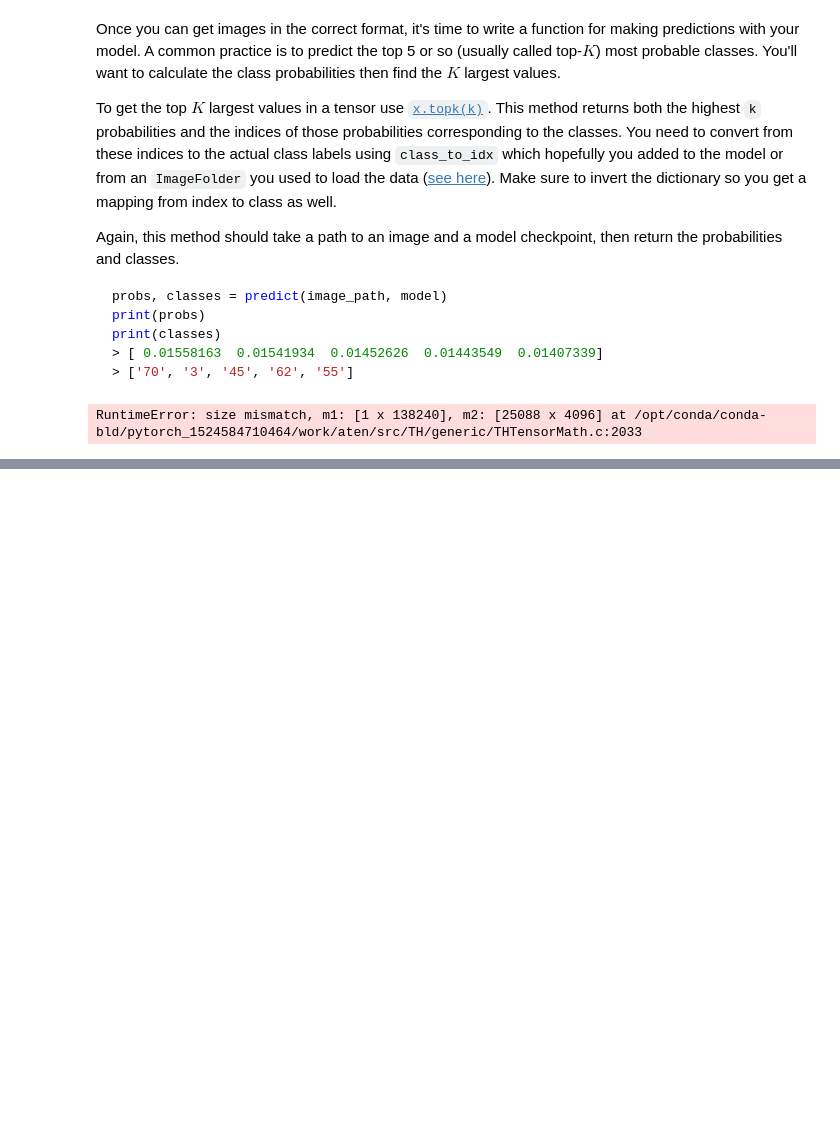
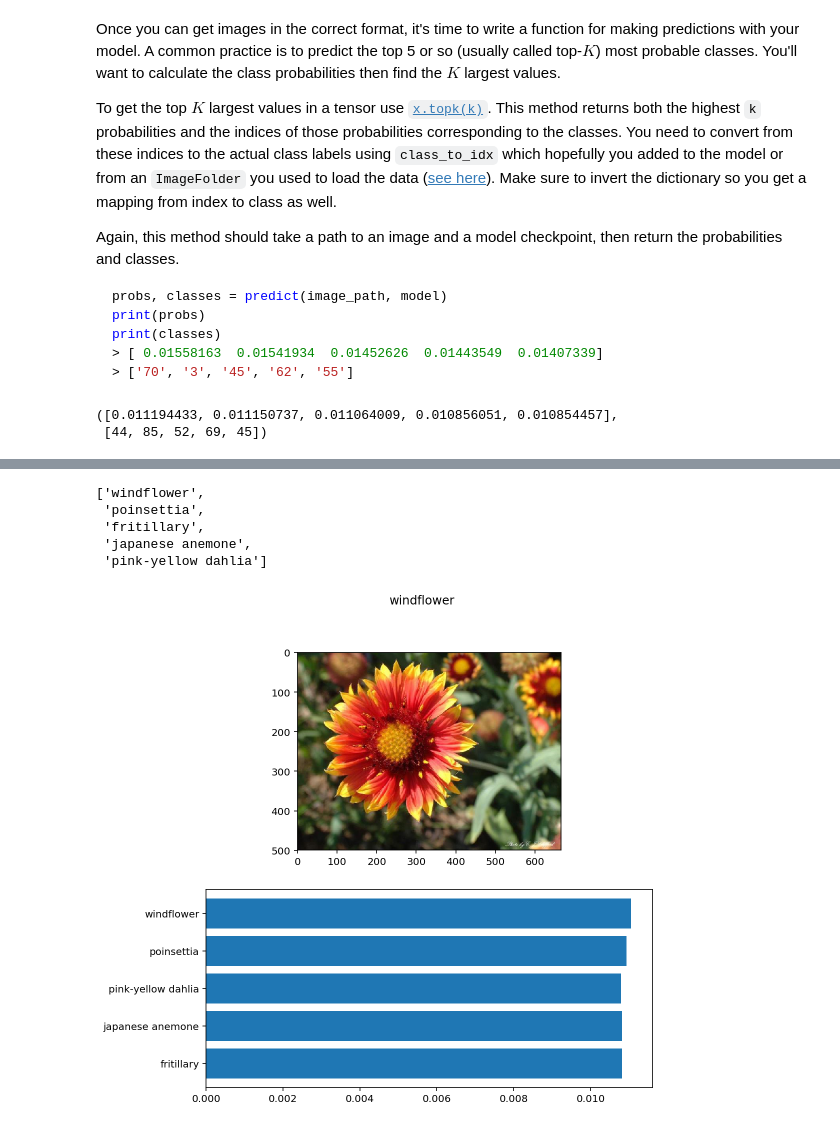
Before and after one commit to YasintornThamnopparat/image_classifier_, a Jupyter notebook: Image Classifier Project.ipynb, the cells around one changed output, grey strips where cells are left out. Cells and saved outputs as stored; diff of their text form; code cells hidden in the pictures; blank space fills up the shorter version.

````diff
--- a/Image Classifier Project.ipynb
+++ b/Image Classifier Project.ipynb
@@ -394,7 +361,6 @@ print(classes)
 > ['70', '3', '45', '62', '55']
 ```
 # %%
-import numpy as np
 def predict(image_path, filepath, topk=5):
     ''' Predict the class (or classes) of an image using a trained deep learning model.
     '''
@@ -405,13 +371,29 @@ def predict(image_path, filepath, topk=5):
     unsqueeze_(dim=0).to('cpu')
     log_ps = model.forward(image_tensor)
     ps = torch.exp(log_ps)
-    top_p,top_class = ps.topk(topk,dim=1)
-    return top_p,top_class
+    top_p = (ps.topk(topk,dim=1)[0].detach().numpy())[0]
+    top_class = (ps.topk(topk,dim=1)[1].detach().numpy())[0]
+    prob,name = [],[]
+    for i in top_p :
+        prob.append(i)
+    for i in top_class :
+        name.append(i)
+    prob_name = dict()
+    for i in range(len(name)) :
+        prob_name[name[i]] = prob[i]
+    prob_name = dict(sorted(prob_name.items(),key=lambda item:item[1],reverse = True))
+    prob,name = [],[]
+    for i in prob_name.keys() :
+        name.append(i)
+    for i in prob_name.values() :
+        prob.append(i)
+    return prob,name
 
 # TODO: Implement the code to predict the class from an image file
 predict(image_path, 'checkpoint.pth', topk=5)
 # %% [output]
-RuntimeError: size mismatch, m1: [1 x 138240], m2: [25088 x 4096] at /opt/conda/conda-bld/pytorch_1524584710464/work/aten/src/TH/generic/THTensorMath.c:2033
+([0.011194433, 0.011150737, 0.011064009, 0.010856051, 0.010854457],
+ [44, 85, 52, 69, 45])
 # %% [markdown]
 ## Sanity Checking
 
@@ -422,0 +407,25 @@ You can convert from the class integer encoding to actual flower names with the
+# %%
+image_path = data_dir + '/test' + '/100' + '/image_07939.jpg'
+prob,flower_class = predict(image_path, 'checkpoint.pth', topk=5)
+name = []
+for i in flower_class :
+    name.append(cat_to_name[i.astype(str)])
+name
+# %% [output]
+['windflower',
+ 'poinsettia',
+ 'fritillary',
+ 'japanese anemone',
+ 'pink-yellow dahlia']
+# %%
+def show_result(image_path,prob,name):
+    from PIL import Image
+    im =Image.open(image_path)
+    f,ax = plt.subplots(2,figsize=(8,8))
+    f.suptitle(name[0])
+    ax[0].imshow(im)
+    ax[1].barh(name,prob)
+
+show_result(image_path,prob,name)
+# %% [output]
+[figure, added]
````
Also changed, not shown: parts of 7 cells of this notebook, 2 other files.
